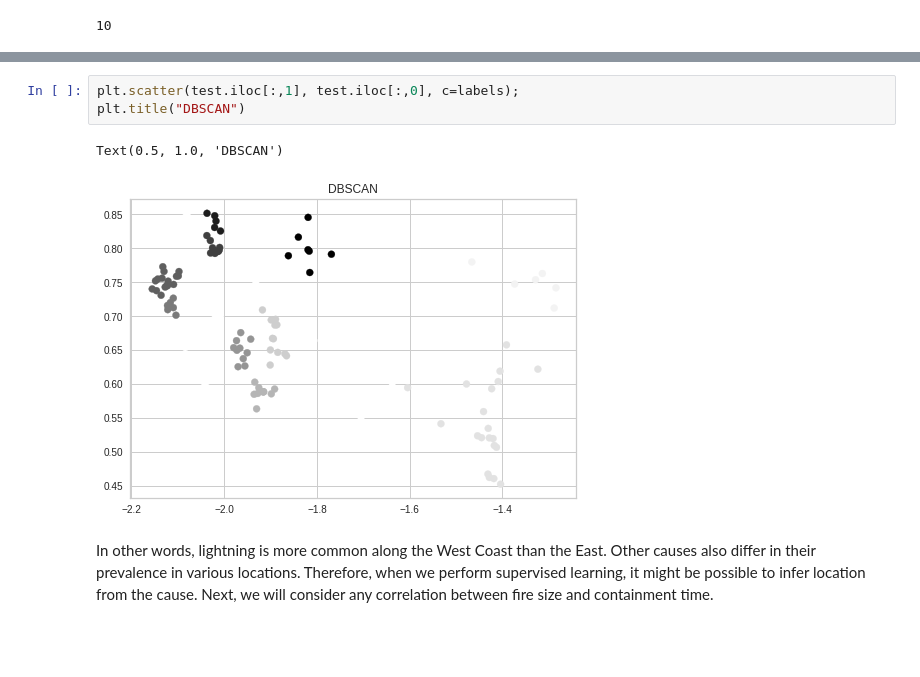
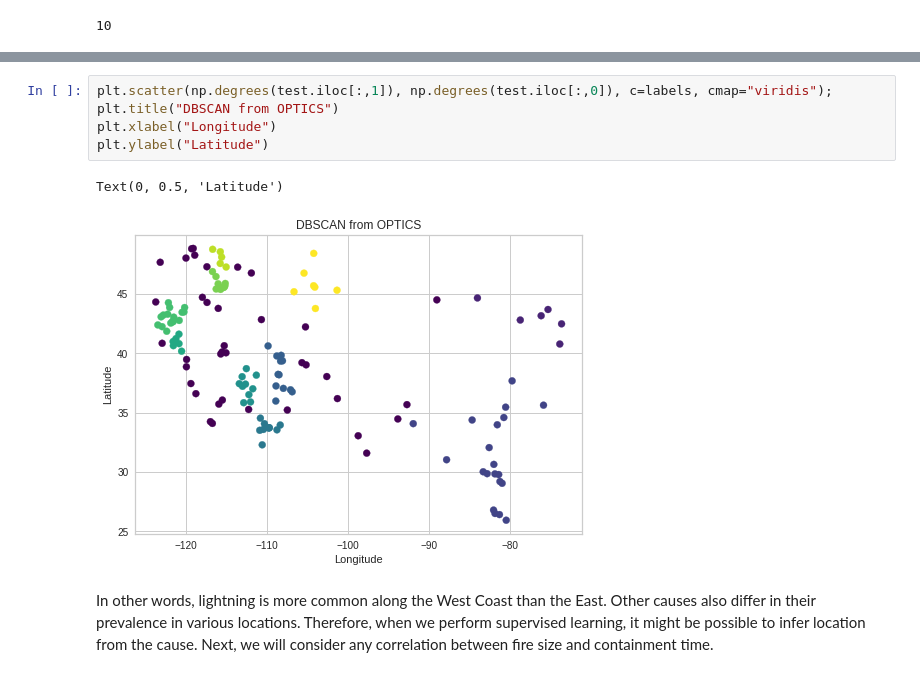
Before and after one commit to lukasnijhawan/CS4641Group15, a Jupyter notebook: conner/collab.ipynb, the cells around one changed output, grey strips where cells are left out. Cells and saved outputs as stored; diff of their text form; blank space fills up the shorter version.

Commit message:
Updated visualizations

```diff
--- a/conner/collab.ipynb
+++ b/conner/collab.ipynb
@@ -268,9 +278,11 @@ n_clusters_
 # %%
-plt.scatter(test.iloc[:,1], test.iloc[:,0], c=labels);
-plt.title("DBSCAN")
+plt.scatter(np.degrees(test.iloc[:,1]), np.degrees(test.iloc[:,0]), c=labels, cmap="viridis");
+plt.title("DBSCAN from OPTICS")
+plt.xlabel("Longitude")
+plt.ylabel("Latitude")
 # %% [output]
-Text(0.5, 1.0, 'DBSCAN')
+Text(0, 0.5, 'Latitude')
-[figure, old version]
+[figure, new version]
 # %% [markdown]
 In other words, lightning is more common along the West Coast than the East. Other causes also differ in their prevalence in various locations. Therefore, when we perform supervised learning, it might be possible to infer location from the cause. Next, we will consider any correlation between fire size and containment time.
 # %%
```
Also changed, not shown: parts of 4 cells of this notebook.
